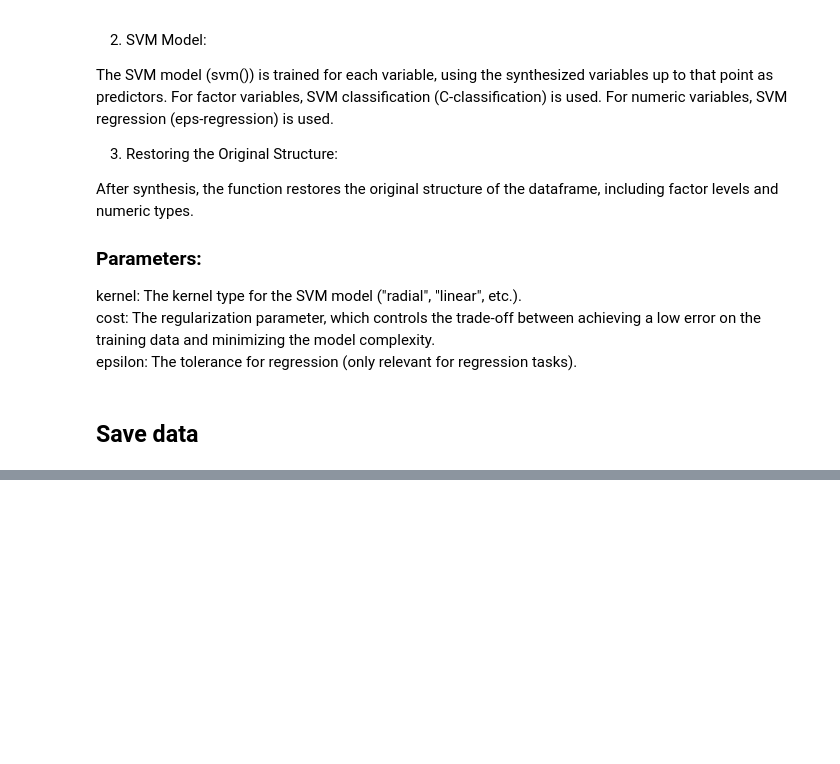
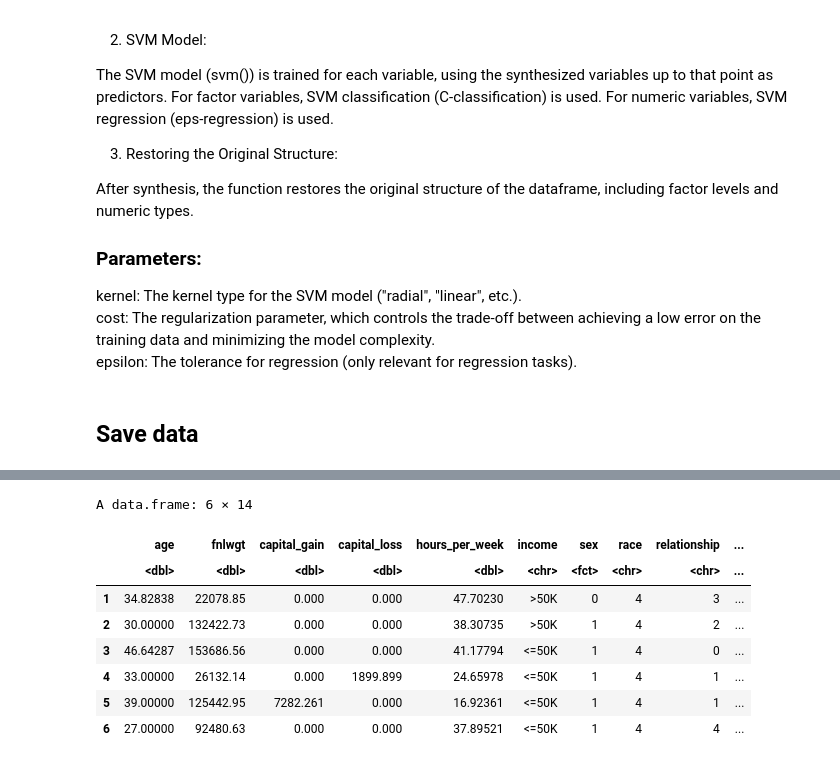
Before and after one commit to foesine/Master-Thesis, a Jupyter notebook: Executed/executed_SDG_SVM_v3_1238.ipynb, the cells around one changed output, grey strips where cells are left out. Saved outputs shown, nothing was run; the diff lists cells and outputs as text; code cells hidden in the pictures; blank space fills up the shorter version.

```diff
--- a/Executed/executed_SDG_SVM_v3_1238.ipynb
+++ b/Executed/executed_SDG_SVM_v3_1238.ipynb
@@ -188,9 +188,19 @@ synthesize_data_svm_svr <- function(data, first_var, seed, C = 1, epsilon = 0.1)
     stop(paste("The column", first_var, "does not exist in the dataframe."))
   }
 
-  # Initialize synthetic data frame with the same structure as the original data
-  syn_data <- data.frame(matrix(NA, ncol = ncol(data), nrow = nrow(data)))
-  colnames(syn_data) <- colnames(data)
+  # Apply 3rd root transformation to continuous variables
+  transformed_data <- data
+  transformed_data[] <- lapply(transformed_data, function(col) {
+    if (is.numeric(col)) {
+      transform_continuous(col)
+    } else {
+      col
+    }
+  })
+
+  # Initialize synthetic data frame with the same structure as the transformed data
+  syn_data <- data.frame(matrix(NA, ncol = ncol(transformed_data), nrow = nrow(transformed_data)))
+  colnames(syn_data) <- colnames(transformed_data)
 
   # List to store residuals for plotting later (if needed)
   residuals_list <- list()
@@ -198,29 +208,12 @@ synthesize_data_svm_svr <- function(data, first_var, seed, C = 1, epsilon = 0.1)
   factor_levels <- list() # Store the factor levels for reapplying later
 
   # Step 1: Sample the first variable (Y_1) from its marginal distribution
-  syn_data[[first_var]] <- sample(data[[first_var]], nrow(data), replace = TRUE)
-
-  # Step 2: Apply 3rd root transformation to continuous variables
-  transformed_data <- data
-  for (var_j in colnames(data)) {
-    if (is.numeric(data[[var_j]])) {
-      transformed_data[[var_j]] <- transform_continuous(data[[var_j]])
-      continuous_vars <- c(continuous_vars, var_j)  # Track continuous variables
-
-      # Check for NAs after transformation
-      if (any(is.na(transformed_data[[var_j]]))) {
-        warning(paste("NAs introduced in variable", var_j, "after transformation."))
-      }
-    } else if (is.factor(data[[var_j]])) {
-      # Save the factor levels to apply later
-      factor_levels[[var_j]] <- levels(data[[var_j]])
-    }
-  }
+  syn_data[[first_var]] <- sample(transformed_data[[first_var]], nrow(transformed_data), replace = TRUE)
 
   # Get the list of remaining variables
-  remaining_vars <- setdiff(colnames(data), first_var)
+  remaining_vars <- setdiff(colnames(transformed_data), first_var)
 
-  # Step 3: Sequentially synthesize each subsequent variable
+  # Step 2: Sequentially synthesize each subsequent variable using transformed_data
   for (var_j in remaining_vars) {
     print(paste("Synthesizing variable:", var_j))
 
@@ -228,8 +221,8 @@ synthesize_data_svm_svr <- function(data, first_var, seed, C = 1, epsilon = 0.1)
     predictors <- colnames(syn_data)[!is.na(syn_data[1, ]) & colnames(syn_data) != var_j]
 
     # Prepare the training data
-    train_data <- data[, predictors, drop = FALSE]
-    train_data[[var_j]] <- data[[var_j]]
+    train_data <- transformed_data[, predictors, drop = FALSE]
+    train_data[[var_j]] <- transformed_data[[var_j]]
 
     # Check if the target variable is continuous or categorical
     if (is.factor(data[[var_j]])) {
@@ -315,0 +308,12 @@ save_synthesized_data(adult_syn, "adult", s)
+# %%
+head(adult_syn)
+# %% [output]
+A data.frame: 6 × 14
+|  | age | fnlwgt | capital_gain | capital_loss | hours_per_week | income | sex | race | relationship | ... |
+|  | <dbl> | <dbl> | <dbl> | <dbl> | <dbl> | <chr> | <fct> | <chr> | <chr> | ... |
+| 1 | 34.82838 | 22078.85 | 0.000 | 0.000 | 47.70230 | >50K | 0 | 4 | 3 | ... |
+| 2 | 30.00000 | 132422.73 | 0.000 | 0.000 | 38.30735 | >50K | 1 | 4 | 2 | ... |
+| 3 | 46.64287 | 153686.56 | 0.000 | 0.000 | 41.17794 | <=50K | 1 | 4 | 0 | ... |
+| 4 | 33.00000 | 26132.14 | 0.000 | 1899.899 | 24.65978 | <=50K | 1 | 4 | 1 | ... |
+| 5 | 39.00000 | 125442.95 | 7282.261 | 0.000 | 16.92361 | <=50K | 1 | 4 | 1 | ... |
+| 6 | 27.00000 | 92480.63 | 0.000 | 0.000 | 37.89521 | <=50K | 1 | 4 | 4 | ... |
```
Also changed, not shown: parts of 5 cells of this notebook, 19 other files.
